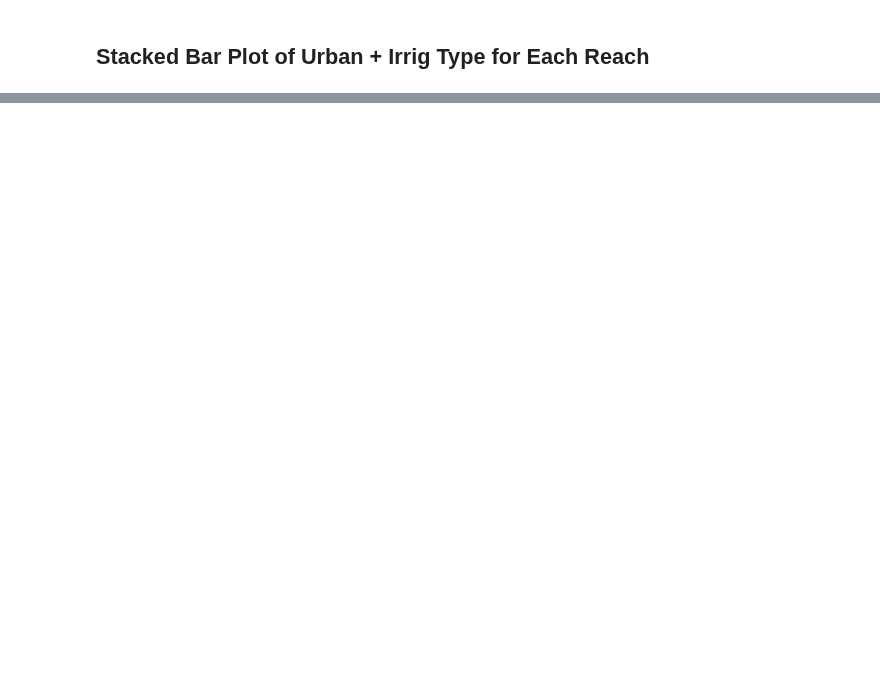
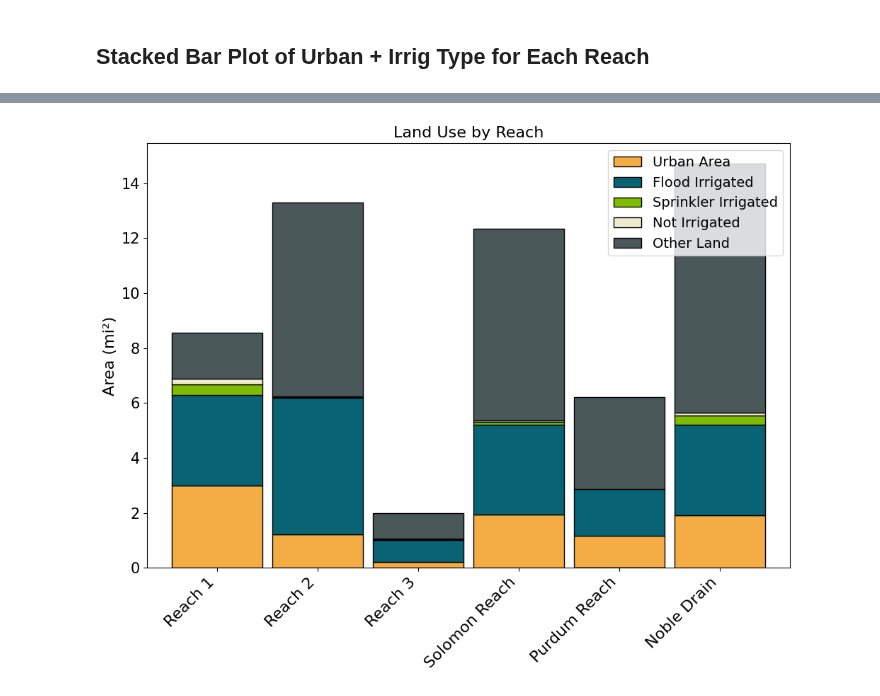
Before and after one commit to carlibeisel/mason_water_budget, a Jupyter notebook: reach_landuse.ipynb, the cells around one changed output, grey strips where cells are left out. Drawn from its saved outputs; the diff is of its cells as text; code cells hidden in the pictures; blank space fills up the shorter version.

```diff
--- a/reach_landuse.ipynb
+++ b/reach_landuse.ipynb
@@ -345,0 +781,55 @@ plt.show()
+# %%
+## ------- ##
+#   Figure: Urban land + Type of Irrigation
+## ------- ##
+
+# Load the data
+file = pd.read_csv('/content/drive/MyDrive/Data/Mason Water Budget/data_output/land_use/land_use.csv')
+
+# Define custom order for the reaches
+custom_order = ['Reach 1', 'Reach 2', 'Reach 3', 'Solomon Reach', 'Purdum Reach', 'Noble Drain']
+file = file.set_index('Reach').loc[custom_order]
+
+# Calculate "Other Land Area" (difference between total area and the sum of other categories)
+file['Other Land Area (mi²)'] = (
+    file['Area of Reach (mi²)']
+    - file['Urban Land Cover Area (mi²)']
+    - file['Flood']
+    - file['Sprinkler']
+    - file['Not Irrigated']
+)
+
+# Ensure no negative values due to rounding or data issues
+file['Other Land Area (mi²)'] = file['Other Land Area (mi²)'].clip(lower=0)
+
+# Define custom colors for each category
+custom_colors = ['#F4AC45', '#086375', '#7FBB00', '#EDEAD0', '#4A5859']  # Urban, Flood, Sprinkler, Not Irrigated, Other
+
+# Plot the stacked bar chart
+fig, ax = plt.subplots(figsize=(10, 8))
+file[['Urban Land Cover Area (mi²)', 'Flood', 'Sprinkler', 'Not Irrigated', 'Other Land Area (mi²)']].plot(
+    kind='bar',
+    stacked=True,
+    ax=ax,
+    width=0.9,
+    color=custom_colors,
+    edgecolor='black'
+)
+
+# Customize the plot
+ax.set_xlabel('', fontsize=16)
+ax.set_ylabel('Area (mi²)', fontsize=16)
+ax.set_title('Land Use by Reach', fontsize=16)
+plt.xticks(rotation=45, ha='right', fontsize=16)
+plt.yticks(fontsize=15)
+
+# Adjust the legend
+legend_labels = ['Urban Area', 'Flood Irrigated', 'Sprinkler Irrigated', 'Not Irrigated', 'Other Land']
+plt.legend(legend_labels, loc="upper right", bbox_to_anchor=(1, 1), fontsize=14)
+
+# Finalize layout
+plt.tight_layout()
+#plt.savefig('/content/drive/MyDrive/Carli Thesis/Figures/Water Budget/reach_land_use_updated.png', dpi=300, bbox_inches='tight')
+plt.show()
+# %% [output]
+[figure, added]
```
Also changed, not shown: parts of 25 cells of this notebook.
